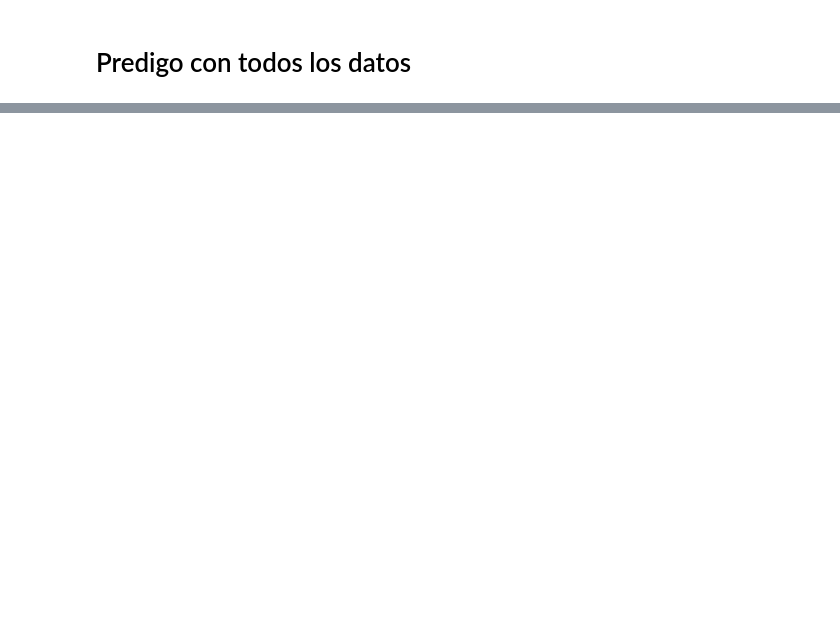
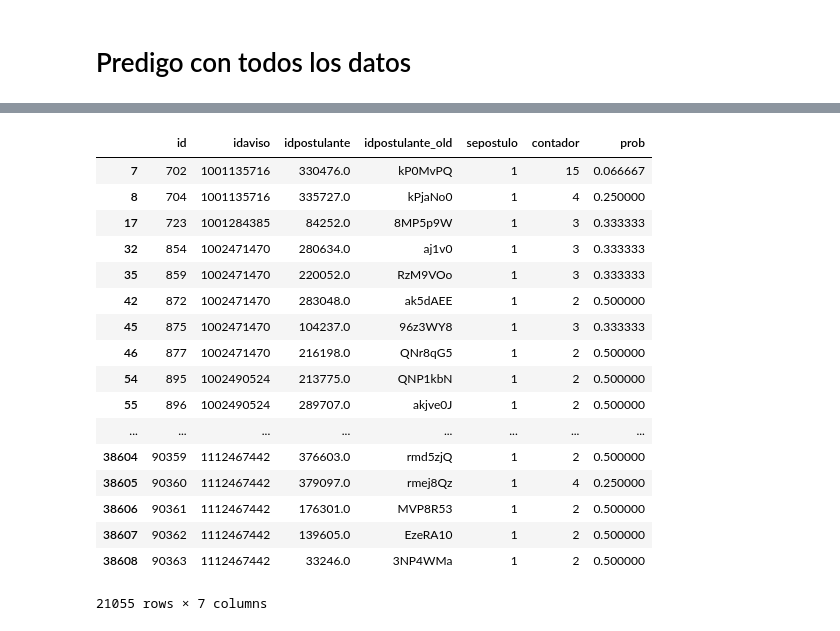
Before and after one commit to PRPablo/dataJobSearches, a Jupyter notebook: prediction/4-Adri KNN.ipynb, the cells around one changed output, grey strips where cells are left out. Drawn from its saved outputs; the diff is of its cells as text; code cells hidden in the pictures; blank space fills up the shorter version.

```diff
--- a/prediction/4-Adri KNN.ipynb
+++ b/prediction/4-Adri KNN.ipynb
@@ -253,0 +257,21 @@ top100_full.to_csv('../data/adri_data/top100k.csv', encoding='utf-8', index=Fals
+# %%
+grouped[(grouped['prob']> 0)&(grouped['prob']< 1)]
+# %% [output]
+|  | id | idaviso | idpostulante | idpostulante_old | sepostulo | contador | prob |
+| 7 | 702 | 1001135716 | 330476.0 | kP0MvPQ | 1 | 15 | 0.066667 |
+| 8 | 704 | 1001135716 | 335727.0 | kPjaNo0 | 1 | 4 | 0.250000 |
+| 17 | 723 | 1001284385 | 84252.0 | 8MP5p9W | 1 | 3 | 0.333333 |
+| 32 | 854 | 1002471470 | 280634.0 | aj1v0 | 1 | 3 | 0.333333 |
+| 35 | 859 | 1002471470 | 220052.0 | RzM9VOo | 1 | 3 | 0.333333 |
+| 42 | 872 | 1002471470 | 283048.0 | ak5dAEE | 1 | 2 | 0.500000 |
+| 45 | 875 | 1002471470 | 104237.0 | 96z3WY8 | 1 | 3 | 0.333333 |
+| 46 | 877 | 1002471470 | 216198.0 | QNr8qG5 | 1 | 2 | 0.500000 |
+| 54 | 895 | 1002490524 | 213775.0 | QNP1kbN | 1 | 2 | 0.500000 |
+| 55 | 896 | 1002490524 | 289707.0 | akjve0J | 1 | 2 | 0.500000 |
+| ... | ... | ... | ... | ... | ... | ... | ... |
+| 38604 | 90359 | 1112467442 | 376603.0 | rmd5zjQ | 1 | 2 | 0.500000 |
+| 38605 | 90360 | 1112467442 | 379097.0 | rmej8Qz | 1 | 4 | 0.250000 |
+| 38606 | 90361 | 1112467442 | 176301.0 | MVP8R53 | 1 | 2 | 0.500000 |
+| 38607 | 90362 | 1112467442 | 139605.0 | EzeRA10 | 1 | 2 | 0.500000 |
+| 38608 | 90363 | 1112467442 | 33246.0 | 3NP4WMa | 1 | 2 | 0.500000 |
+21055 rows × 7 columns
```
Also changed, not shown: parts of 68 cells of this notebook, 3 other files.
